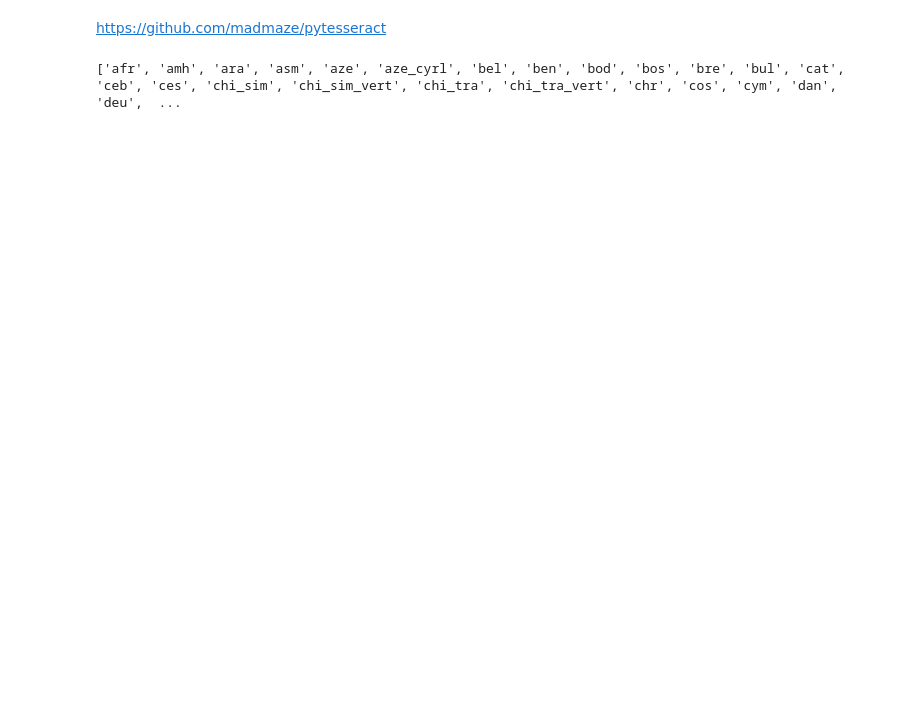
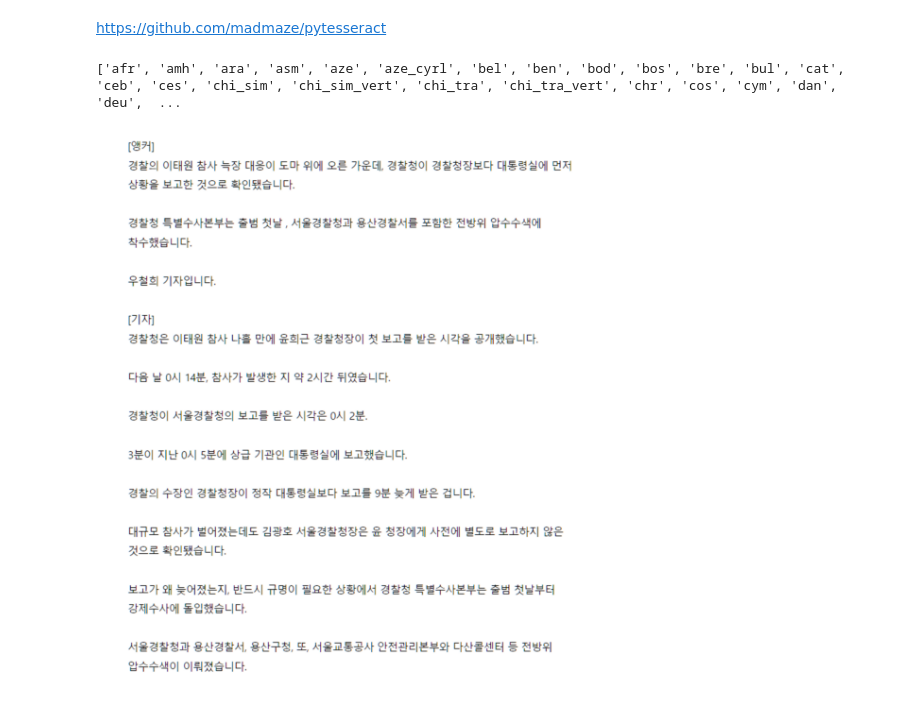
Before and after one commit to kyull-it/OCR, a Jupyter notebook: pytesseract.ipynb, the cells around one changed output. Cells and saved outputs as stored; diff of their text form; code cells hidden in the pictures; blank space fills up the shorter version.

```diff
--- a/pytesseract.ipynb
+++ b/pytesseract.ipynb
@@ -6,3 +6,28 @@ import pytesseract
 print(pytesseract.get_languages())
 # %% [output]
 ['afr', 'amh', 'ara', 'asm', 'aze', 'aze_cyrl', 'bel', 'ben', 'bod', 'bos', 'bre', 'bul', 'cat', 'ceb', 'ces', 'chi_sim', 'chi_sim_vert', 'chi_tra', 'chi_tra_vert', 'chr', 'cos', 'cym', 'dan', 'deu',  ...
+# %%
+def display(img):
+    from matplotlib import pyplot as plt
+
+    dpi = 300
+    height, width, depth = img.shape
+
+    figsize = width / float(dpi), height / float(dpi)
+
+    fig = plt.figure(figsize = figsize)
+    ax = fig.add_axes([0,0,1,1])
+
+    ax.axis('off')
+
+    ax.imshow(img)
+
+    plt.show()
+# %%
+import cv2
+image_path = "./test/news_contents_resized.png"
+img = cv2.imread(image_path)
+# gray = cv2.cvtColor(img, cv2.COLOR_BGR2GRAY)
+display(img)
+# %% [output]
+[figure, added]
```
Also changed, not shown: parts of 1 cell of this notebook.
